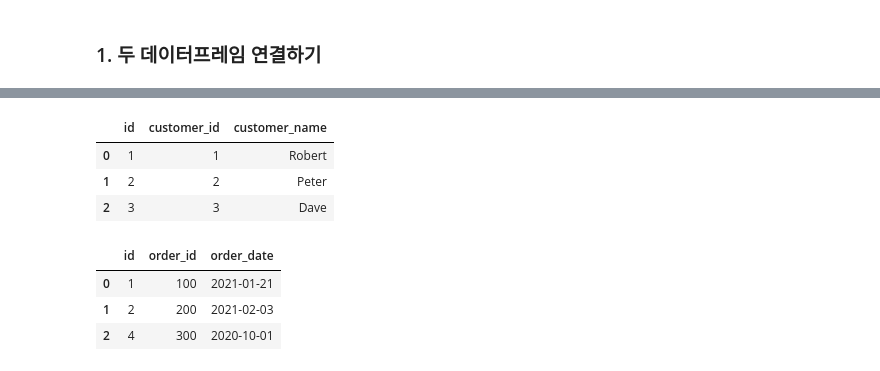
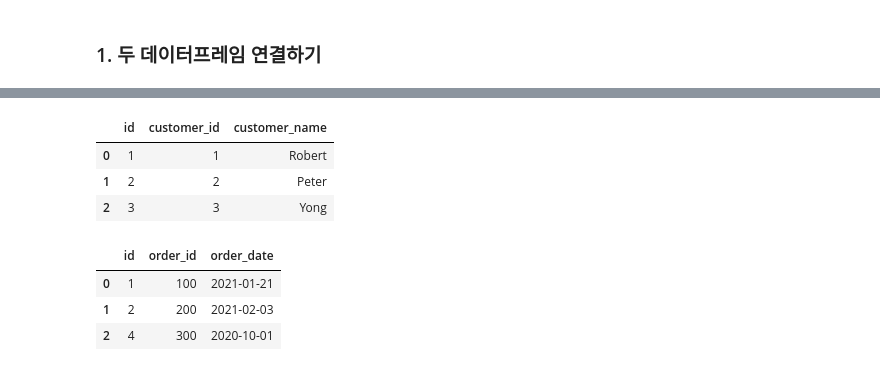
Before and after one commit to juyong3525/python_data_analysis_and_visualization, a Jupyter notebook: classData/pandas_merge_concat.ipynb, the cells around one changed output, grey strips where cells are left out. Saved outputs shown, nothing was run; the diff lists cells and outputs as text; code cells hidden in the pictures.

```diff
--- a/classData/pandas_merge_concat.ipynb
+++ b/classData/pandas_merge_concat.ipynb
@@ -14,15 +14,15 @@ import pandas as pd
 # %%
 df1 = pd.DataFrame({
     'id': [1, 2, 3],
     'customer_id': [1, 2, 3],
-    'customer_name': ['Robert', 'Peter', 'Dave']
+    'customer_name': ['Robert', 'Peter', 'Yong']
 }, columns=['id', 'customer_id', 'customer_name'])
 df1
 # %% [output]
 |  | id | customer_id | customer_name |
 | 0 | 1 | 1 | Robert |
 | 1 | 2 | 2 | Peter |
-| 2 | 3 | 3 | Dave |
+| 2 | 3 | 3 | Yong |
 # %%
 df2 = pd.DataFrame({
     'id': [1, 2, 4],
```
Also changed, not shown: parts of 14 cells of this notebook.
